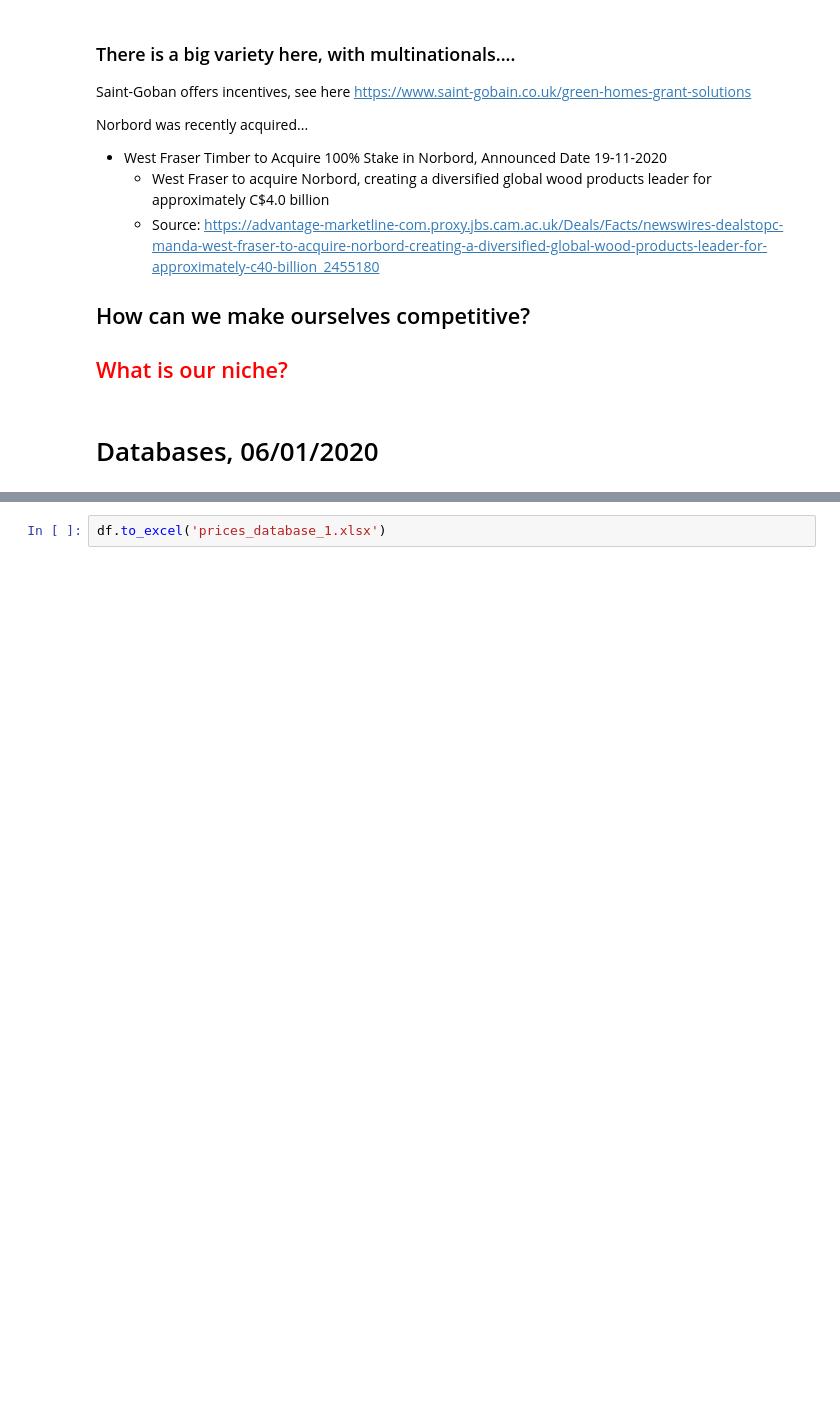
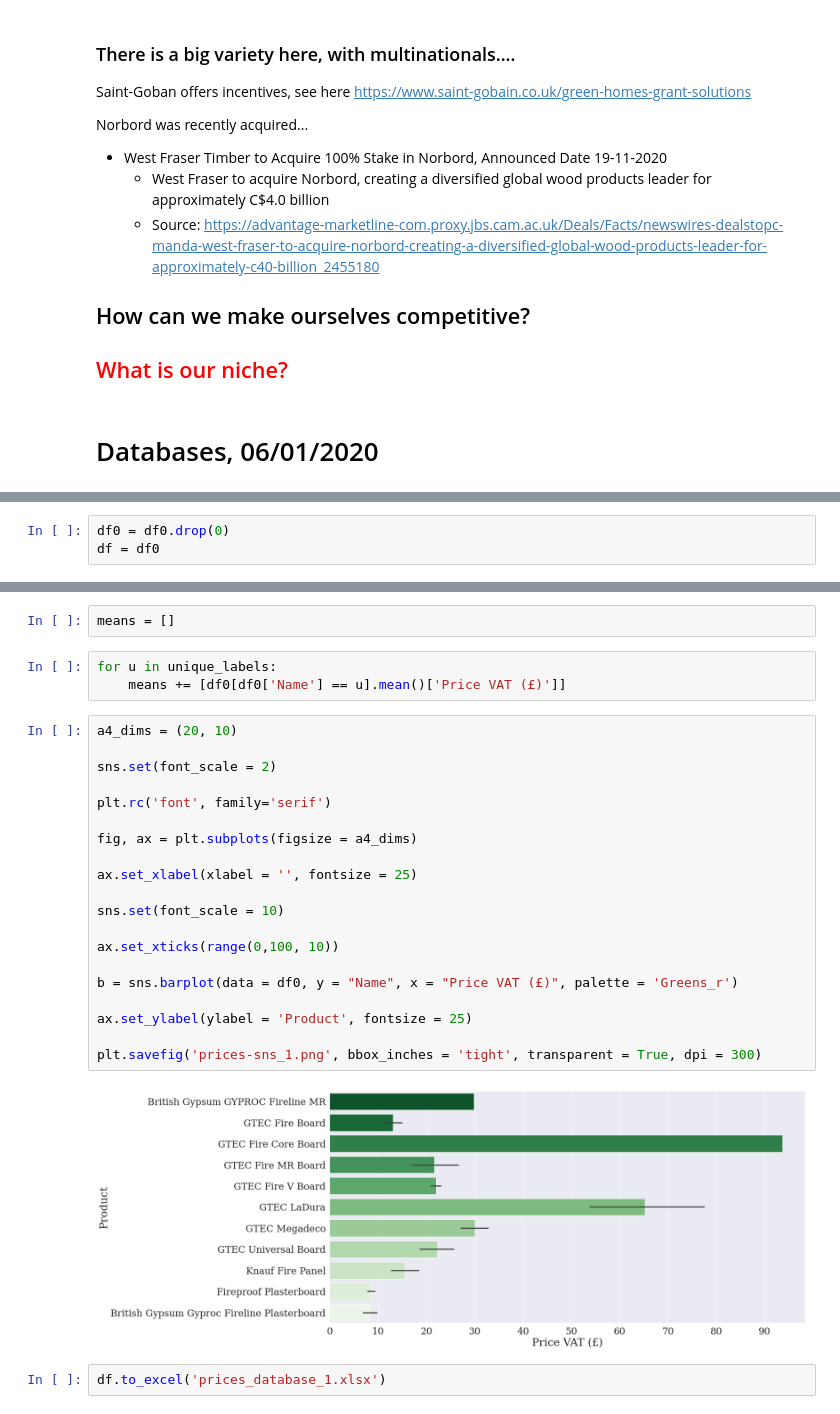
Before and after one commit to Saladino93/EnterpriseTech, a Jupyter notebook: ScrapedPrices.ipynb, the cells around one changed output, grey strips where cells are left out. Cells and saved outputs as stored; diff of their text form; blank space fills up the shorter version.

```diff
--- a/ScrapedPrices.ipynb
+++ b/ScrapedPrices.ipynb
@@ -129,0 +135,3 @@ df
+# %%
+df0 = df0.drop(0)
+df = df0
@@ -130,3 +147,30 @@ df
+# %%
+means = []
+# %%
+for u in unique_labels:
+    means += [df0[df0['Name'] == u].mean()['Price VAT (£)']]
+# %%
+a4_dims = (20, 10)
+
+sns.set(font_scale = 2)
+
+plt.rc('font', family='serif')
+
+fig, ax = plt.subplots(figsize = a4_dims)
+
+ax.set_xlabel(xlabel = '', fontsize = 25)
+
+sns.set(font_scale = 10)
+
+ax.set_xticks(range(0,100, 10))
+
+b = sns.barplot(data = df0, y = "Name", x = "Price VAT (£)", palette = 'Greens_r')
+
+ax.set_ylabel(ylabel = 'Product', fontsize = 25)
+
+plt.savefig('prices-sns_1.png', bbox_inches = 'tight', transparent = True, dpi = 300)
+# %% [output]
+[figure, added]
 # %%
 df.to_excel('prices_database_1.xlsx')
 # %%
```
Also changed, not shown: parts of 19 cells of this notebook, 18 other files.
